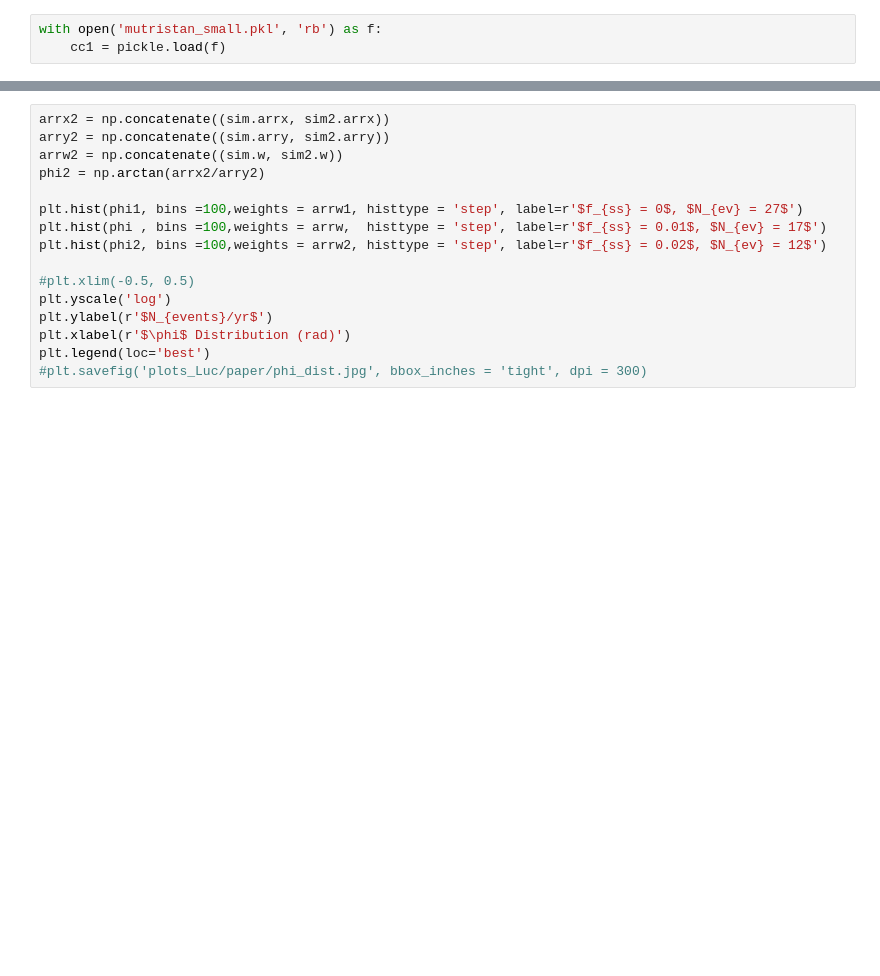
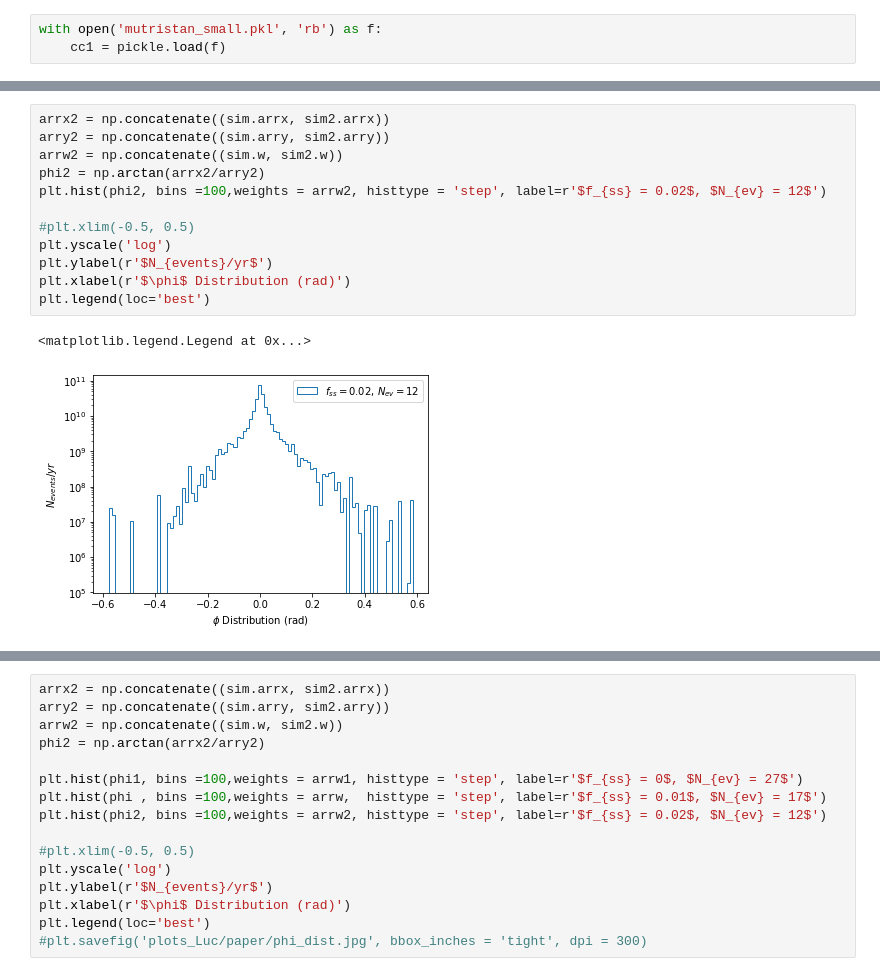
Before and after one commit to mhostert/BIN_MC, a Jupyter notebook: sims.ipynb, the cells around one changed output, grey strips where cells are left out. Saved outputs shown, nothing was run; the diff lists cells and outputs as text; blank space fills up the shorter version.

```diff
--- a/sims.ipynb
+++ b/sims.ipynb
@@ -38,0 +40,15 @@ sim,sim2 = SimulateDetector(cc1, fss, geom, particle).run()
+# %%
+arrx2 = np.concatenate((sim.arrx, sim2.arrx))
+arry2 = np.concatenate((sim.arry, sim2.arry))
+arrw2 = np.concatenate((sim.w, sim2.w))
+phi2 = np.arctan(arrx2/arry2)
+plt.hist(phi2, bins =100,weights = arrw2, histtype = 'step', label=r'$f_{ss} = 0.02$, $N_{ev} = 12$')
+
+#plt.xlim(-0.5, 0.5)
+plt.yscale('log')
+plt.ylabel(r'$N_{events}/yr$')
+plt.xlabel(r'$\phi$ Distribution (rad)')
+plt.legend(loc='best')
+# %% [output]
+<matplotlib.legend.Legend at 0x...>
+[figure, added]
```
Also changed, not shown: parts of 6 cells of this notebook, 5 other files.
